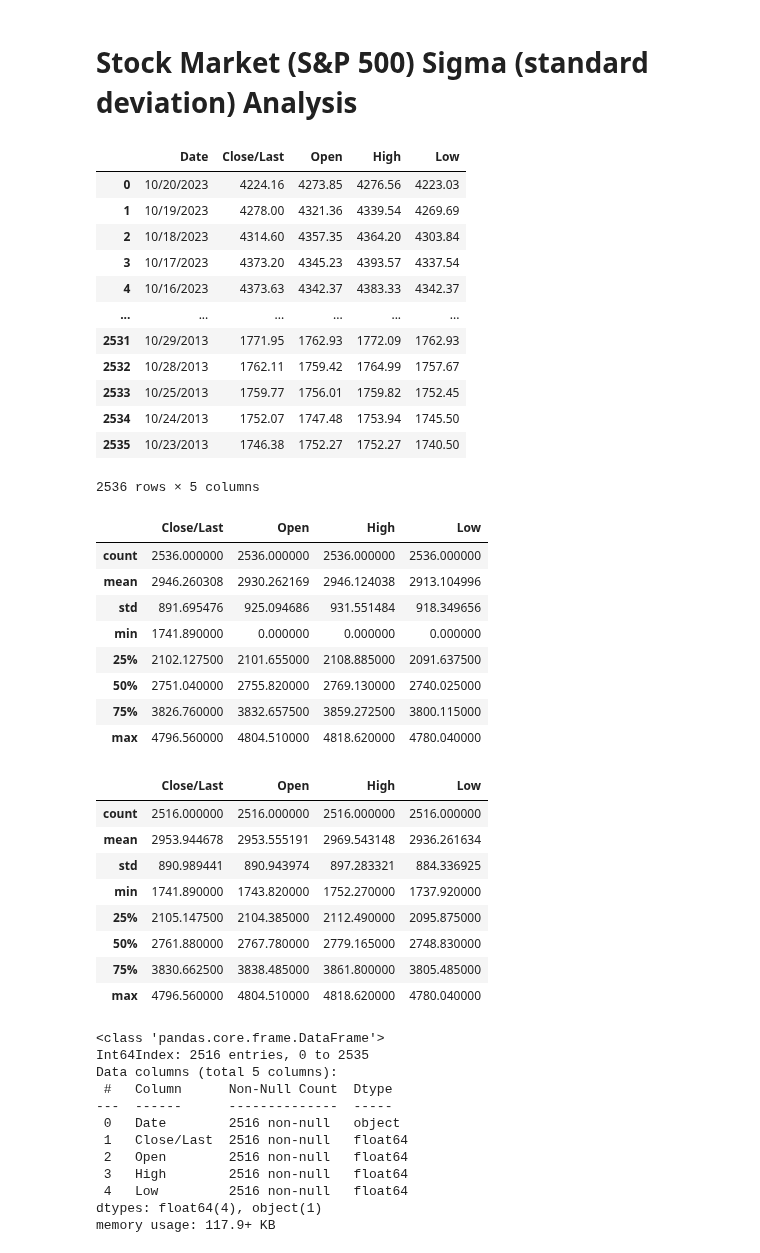
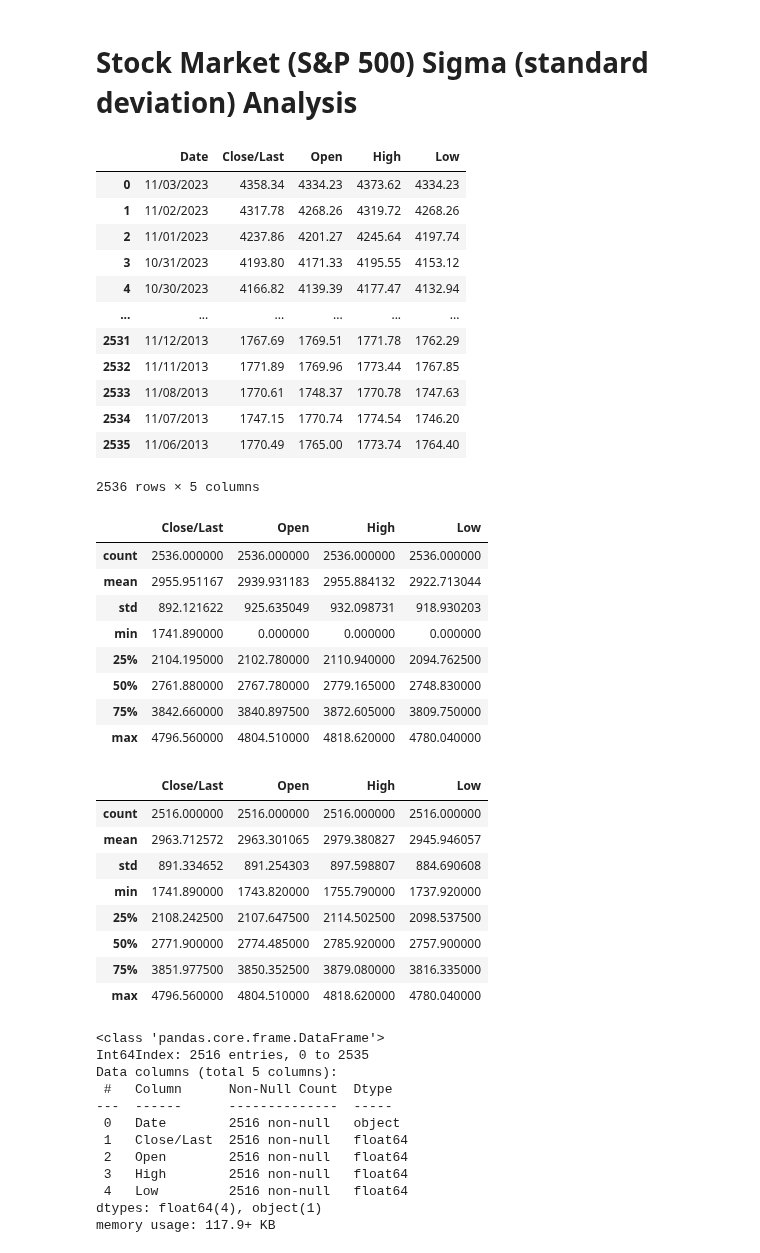
Before and after one commit to JohnBroberg/StockMarketSigma, a Jupyter notebook: StockMarketSigma.ipynb, the cells around one changed output. Drawn from its saved outputs; the diff is of its cells as text; code cells hidden in the pictures.

```diff
--- a/StockMarketSigma.ipynb
+++ b/StockMarketSigma.ipynb
@@ -4,57 +4,57 @@
 #created by John Broberg on 2022-05-29
 #inspired by "LET THE WILD RUMPUS BEGIN" by JEREMY GRANTHAM of GMO
 #ref. https://www.gmo.com/globalassets/articles/viewpoints/2022/gmo_let-the-wild-rumpus-begin_1-22.pdf
 
 #https://www.gmo.com/americas/research-library/entering-the-superbubbles-final-act/
 #"...superbubbles – 2.5 to 3 sigma events..."
 #"...ordinary 2 sigma bubbles..."
 #"Ordinary bubbles are, to us, those that reach a 2 sigma deviation from trend. Superbubbles reach 2.5 sigma or greater."
 
 #source data: https://www.nasdaq.com/market-activity/index/spx/historical
 
 #cd
 #cd git/StockMarketSigma
 #git pull https://github.com/JohnBroberg/StockMarketSigma.git
 
 #Get trendline equation
 #https://stackoverflow.com/questions/49460596/add-trendline-with-equation-in-2d-array
 #https://stackoverflow.com/questions/26447191/how-to-add-trendline-in-python-matplotlib-dot-scatter-graphs
 
 
 import pandas as pd
 import numpy as np
 import matplotlib.pyplot as plt
 import seaborn as sns
 
-data = 'HistoricalData_1698102562137.csv'
+data = 'HistoricalData_1699317165914.csv'
 df = pd.read_csv(data)
 
 df
 # %% [output]
 |  | Date | Close/Last | Open | High | Low |
-| 0 | 10/20/2023 | 4224.16 | 4273.85 | 4276.56 | 4223.03 |
-| 1 | 10/19/2023 | 4278.00 | 4321.36 | 4339.54 | 4269.69 |
-| 2 | 10/18/2023 | 4314.60 | 4357.35 | 4364.20 | 4303.84 |
-| 3 | 10/17/2023 | 4373.20 | 4345.23 | 4393.57 | 4337.54 |
-| 4 | 10/16/2023 | 4373.63 | 4342.37 | 4383.33 | 4342.37 |
+| 0 | 11/03/2023 | 4358.34 | 4334.23 | 4373.62 | 4334.23 |
+| 1 | 11/02/2023 | 4317.78 | 4268.26 | 4319.72 | 4268.26 |
+| 2 | 11/01/2023 | 4237.86 | 4201.27 | 4245.64 | 4197.74 |
+| 3 | 10/31/2023 | 4193.80 | 4171.33 | 4195.55 | 4153.12 |
+| 4 | 10/30/2023 | 4166.82 | 4139.39 | 4177.47 | 4132.94 |
 | ... | ... | ... | ... | ... | ... |
-| 2531 | 10/29/2013 | 1771.95 | 1762.93 | 1772.09 | 1762.93 |
-| 2532 | 10/28/2013 | 1762.11 | 1759.42 | 1764.99 | 1757.67 |
-| 2533 | 10/25/2013 | 1759.77 | 1756.01 | 1759.82 | 1752.45 |
-| 2534 | 10/24/2013 | 1752.07 | 1747.48 | 1753.94 | 1745.50 |
-| 2535 | 10/23/2013 | 1746.38 | 1752.27 | 1752.27 | 1740.50 |
+| 2531 | 11/12/2013 | 1767.69 | 1769.51 | 1771.78 | 1762.29 |
+| 2532 | 11/11/2013 | 1771.89 | 1769.96 | 1773.44 | 1767.85 |
+| 2533 | 11/08/2013 | 1770.61 | 1748.37 | 1770.78 | 1747.63 |
+| 2534 | 11/07/2013 | 1747.15 | 1770.74 | 1774.54 | 1746.20 |
+| 2535 | 11/06/2013 | 1770.49 | 1765.00 | 1773.74 | 1764.40 |
 2536 rows × 5 columns
 # %%
 df.describe()
 # %% [output]
 |  | Close/Last | Open | High | Low |
 | count | 2536.000000 | 2536.000000 | 2536.000000 | 2536.000000 |
-| mean | 2946.260308 | 2930.262169 | 2946.124038 | 2913.104996 |
-| std | 891.695476 | 925.094686 | 931.551484 | 918.349656 |
+| mean | 2955.951167 | 2939.931183 | 2955.884132 | 2922.713044 |
+| std | 892.121622 | 925.635049 | 932.098731 | 918.930203 |
 | min | 1741.890000 | 0.000000 | 0.000000 | 0.000000 |
-| 25% | 2102.127500 | 2101.655000 | 2108.885000 | 2091.637500 |
-| 50% | 2751.040000 | 2755.820000 | 2769.130000 | 2740.025000 |
-| 75% | 3826.760000 | 3832.657500 | 3859.272500 | 3800.115000 |
+| 25% | 2104.195000 | 2102.780000 | 2110.940000 | 2094.762500 |
+| 50% | 2761.880000 | 2767.780000 | 2779.165000 | 2748.830000 |
+| 75% | 3842.660000 | 3840.897500 | 3872.605000 | 3809.750000 |
 | max | 4796.560000 | 4804.510000 | 4818.620000 | 4780.040000 |
 # %%
 #remove holidays (Open == 0)
@@ -64,12 +64,12 @@ df.describe()
 # %% [output]
 |  | Close/Last | Open | High | Low |
 | count | 2516.000000 | 2516.000000 | 2516.000000 | 2516.000000 |
-| mean | 2953.944678 | 2953.555191 | 2969.543148 | 2936.261634 |
-| std | 890.989441 | 890.943974 | 897.283321 | 884.336925 |
-| min | 1741.890000 | 1743.820000 | 1752.270000 | 1737.920000 |
-| 25% | 2105.147500 | 2104.385000 | 2112.490000 | 2095.875000 |
-| 50% | 2761.880000 | 2767.780000 | 2779.165000 | 2748.830000 |
-| 75% | 3830.662500 | 3838.485000 | 3861.800000 | 3805.485000 |
+| mean | 2963.712572 | 2963.301065 | 2979.380827 | 2945.946057 |
+| std | 891.334652 | 891.254303 | 897.598807 | 884.690608 |
+| min | 1741.890000 | 1743.820000 | 1755.790000 | 1737.920000 |
+| 25% | 2108.242500 | 2107.647500 | 2114.502500 | 2098.537500 |
+| 50% | 2771.900000 | 2774.485000 | 2785.920000 | 2757.900000 |
+| 75% | 3851.977500 | 3850.352500 | 3879.080000 | 3816.335000 |
 | max | 4796.560000 | 4804.510000 | 4818.620000 | 4780.040000 |
 # %%
 df.info()
```
Also changed, not shown: parts of 10 cells of this notebook, 2 other files.
